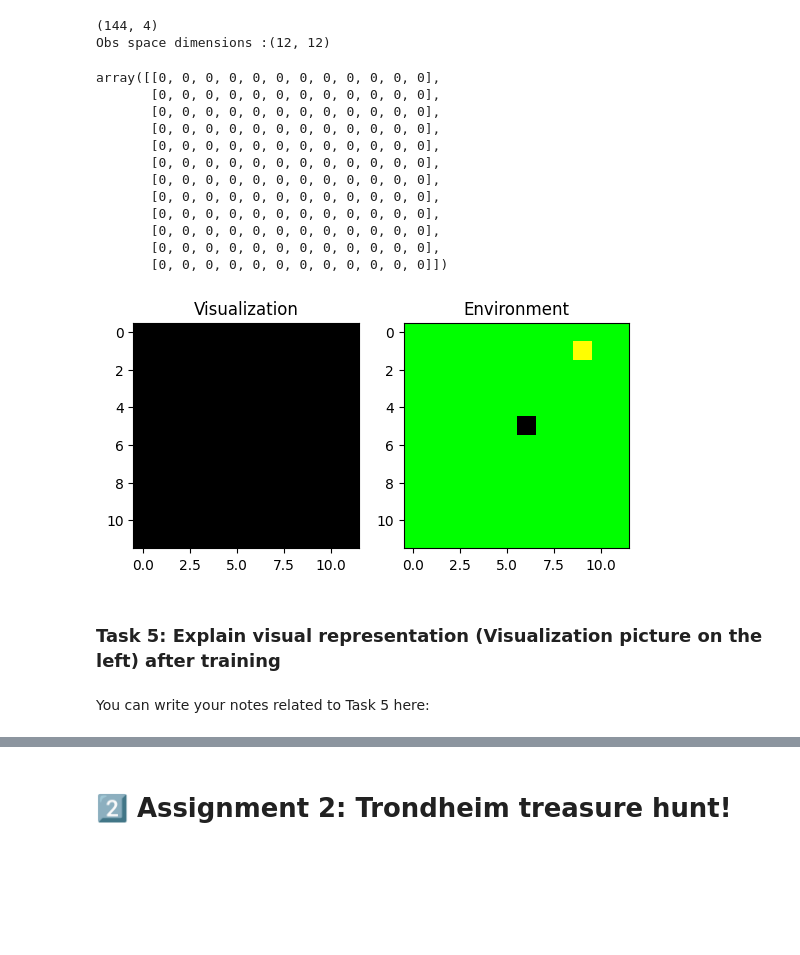
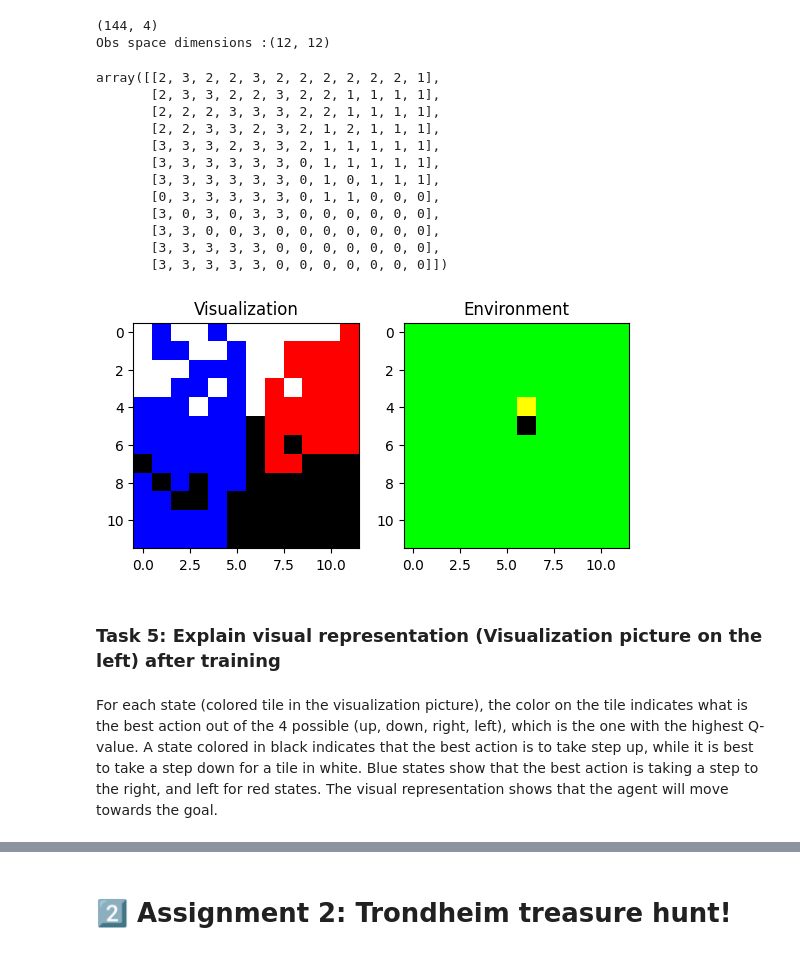
Before and after one commit to btviet/tdt4172_ml3, a Jupyter notebook: Project3_RL.ipynb, the cells around one changed output, grey strips where cells are left out. Cells and saved outputs as stored; diff of their text form; code cells hidden in the pictures; blank space fills up the shorter version.

```diff
--- a/Project3_RL.ipynb
+++ b/Project3_RL.ipynb
@@ -584,7 +586,7 @@ if not os.path.exists(env_config['env_image_path']):
   print(f"Error: The image path {env_config['env_image_path']} does not exist.")
 else:
   # if everything fine, we create the environment
-  tmp_env = TrondheimEnv(conf=env_config)
+  toy_env = TrondheimEnv(conf=env_config)
   print(f"Environment successfully created")
 # %% [output]
 Environment successfully created
@@ -722,10 +723,10 @@ The Q-value update equation, also known as the Bellman equation, is as follows:
 
 $Q(s, a) = Q(s, a) + α * [reward + γ * max(Q(s', a')) - Q(s, a)]$
 # %%
-env = TrondheimEnv(conf=env_config)
-env.reset()
-env.render()
-state = env.get_1d_state()
+toy_env = TrondheimEnv(conf=env_config)
+toy_env.reset()
+toy_env.render()
+state = toy_env.get_1d_state()
 print(state)
 # %% [output]
 [figure]
@@ -823,0 +799,6 @@ Total reward after training: 0, total Explore rate after training: 0.9
+# %%
+# toy_env = TrondheimEnv(conf=env_config)
+toy_env.manual_mode = False # disable printouts while training
+toy_env.reset()
+
+Q, step_list, explore_rate_list = train_agent(toy_env, Q_toy, NUM_EPISODES_test, STEP_SIZE_TEST, GAMMA_test)
@@ -827,18 +845,19 @@ Total reward after training: 0, total Explore rate after training: 0.9
 # now we show one episode
 # yellow spot should be able to find black spot here
 
-tmp_env.manual_mode = True # enable messages
+toy_env.manual_mode = True # enable messages
 STEP_SIZE_TEST_test = 16
 
-observation = tmp_env.reset()
-state_0 = tmp_env.get_1d_state()
+observation = toy_env.reset()
+state_0 = toy_env.get_1d_state()
 total_reward = 0
+explore_rate=0.1
 
 for _ in range(STEP_SIZE_TEST_test):
-    tmp_env.render()
-    action = update_action(tmp_env, state_0, explore_rate, Q=Q_test)
-    obv, reward, done, info = tmp_env.step(action)
-    state_1 = tmp_env.get_1d_state()
+    toy_env.render()
+    action = update_action(state_0, explore_rate, Q=Q)
+    obv, reward, done, info = toy_env.step(action)
+    state_1 = toy_env.get_1d_state()
 
     # No need to update the Q here
     state_0 = state_1
@@ -858,53 +894,56 @@ print(f"Obs space dimensions :{tmp_env.observation_space.shape}")
 Obs space dimensions :(12, 12)
 # %%
 # print Q_table in "observation space" light
-Q_test.argmax(axis=1).reshape(tmp_env.observation_space.shape)
+Q.argmax(axis=1).reshape(toy_env.observation_space.shape)
 # %% [output]
-array([[0, 0, 0, 0, 0, 0, 0, 0, 0, 0, 0, 0],
-       [0, 0, 0, 0, 0, 0, 0, 0, 0, 0, 0, 0],
-       [0, 0, 0, 0, 0, 0, 0, 0, 0, 0, 0, 0],
-       [0, 0, 0, 0, 0, 0, 0, 0, 0, 0, 0, 0],
-       [0, 0, 0, 0, 0, 0, 0, 0, 0, 0, 0, 0],
-       [0, 0, 0, 0, 0, 0, 0, 0, 0, 0, 0, 0],
-       [0, 0, 0, 0, 0, 0, 0, 0, 0, 0, 0, 0],
-       [0, 0, 0, 0, 0, 0, 0, 0, 0, 0, 0, 0],
-       [0, 0, 0, 0, 0, 0, 0, 0, 0, 0, 0, 0],
-       [0, 0, 0, 0, 0, 0, 0, 0, 0, 0, 0, 0],
-       [0, 0, 0, 0, 0, 0, 0, 0, 0, 0, 0, 0],
-       [0, 0, 0, 0, 0, 0, 0, 0, 0, 0, 0, 0]])
+array([[2, 3, 2, 2, 3, 2, 2, 2, 2, 2, 2, 1],
+       [2, 3, 3, 2, 2, 3, 2, 2, 1, 1, 1, 1],
+       [2, 2, 2, 3, 3, 3, 2, 2, 1, 1, 1, 1],
+       [2, 2, 3, 3, 2, 3, 2, 1, 2, 1, 1, 1],
+       [3, 3, 3, 2, 3, 3, 2, 1, 1, 1, 1, 1],
+       [3, 3, 3, 3, 3, 3, 0, 1, 1, 1, 1, 1],
+       [3, 3, 3, 3, 3, 3, 0, 1, 0, 1, 1, 1],
+       [0, 3, 3, 3, 3, 3, 0, 1, 1, 0, 0, 0],
+       [3, 0, 3, 0, 3, 3, 0, 0, 0, 0, 0, 0],
+       [3, 3, 0, 0, 3, 0, 0, 0, 0, 0, 0, 0],
+       [3, 3, 3, 3, 3, 0, 0, 0, 0, 0, 0, 0],
+       [3, 3, 3, 3, 3, 0, 0, 0, 0, 0, 0, 0]])
 # %%
 # visualize
 
 q_pallete = np.array(
     [[0, 0, 0],         # black:0:Up
      [255, 0, 0],       # red:1:Left
      [255, 255, 255],   # white:2:Down
      [0, 0, 255]],      # blue:3:Right
      dtype=np.uint8)
 
 Q_table_render_arr = make_3d(
-    map_2d=Q_test.argmax(axis=1).reshape(
-      tmp_env.observation_space.shape),
+    map_2d=Q.argmax(axis=1).reshape(
+      toy_env.observation_space.shape),
     palette_array=q_pallete)
 
 O_render_arr = make_3d(
-    map_2d=tmp_env.observation,
-    palette_array=tmp_env.pallete)
+    map_2d=toy_env.observation,
+    palette_array=toy_env.pallete)
 
 
 plt.subplot(1,2,1)
 plt.imshow(Q_table_render_arr)
 plt.title('Visualization')
 plt.subplot(1,2,2)
 plt.imshow(O_render_arr)
 plt.title('Environment')
 
 plt.show()
 # %% [output]
-[figure, old version]
+[figure, new version]
 # %% [markdown]
 ### Task 5: Explain visual representation (Visualization picture on the left) after training
-# %% [markdown]
-You can write your notes related to Task 5 here:
+# %% [markdown]
+For each state (colored tile in the visualization picture), the color on the tile indicates what is the best action out of the 4 possible (up, down, right, left), which is the one with the highest Q-value.
+A state colored in black indicates that the best action is to take step up, while it is best to take a step down for a tile in white.
+Blue states show that the best action is taking a step to the right, and left for red states.
+The visual representation shows that the agent will move towards the goal.
 # %%
 # close the environment
```
Also changed, not shown: parts of 25 cells of this notebook, 2 other files.
